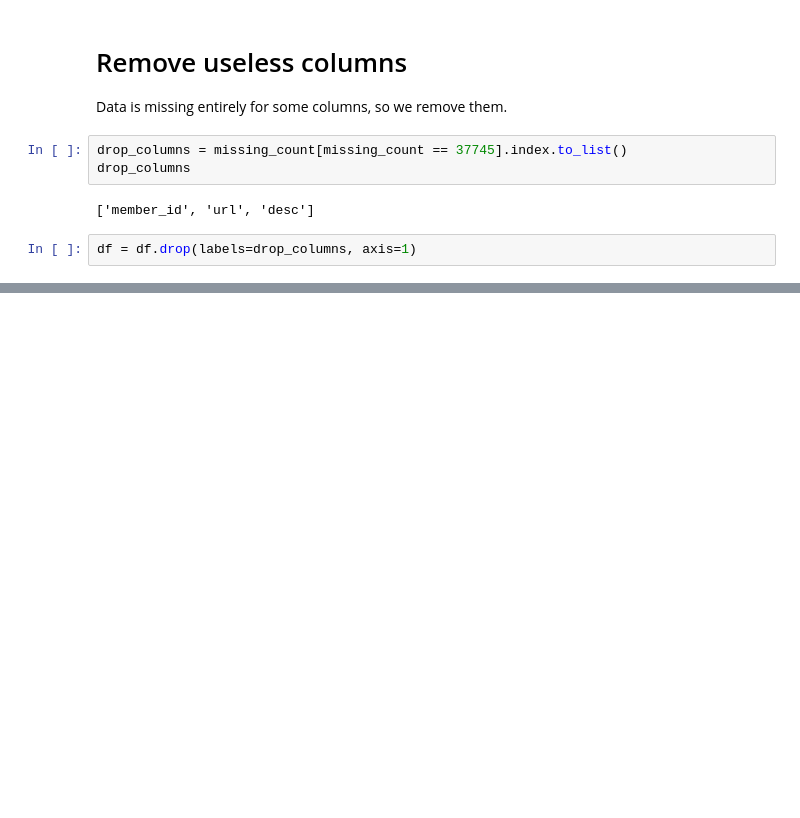
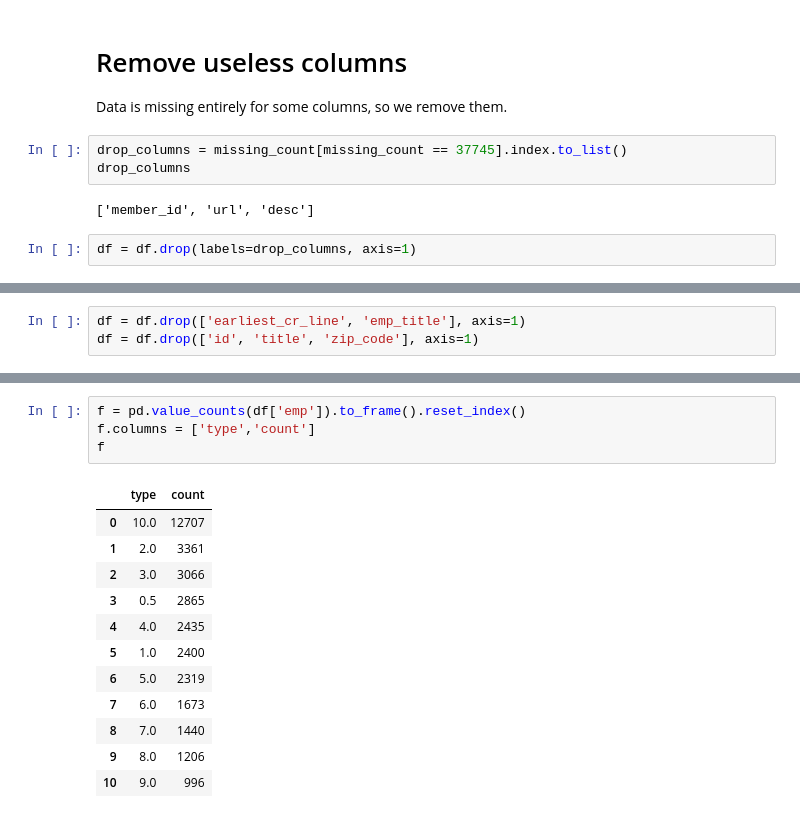
Before and after one commit to bloominstituteoftechnology/DS-Unit-4-Sprint-1-Tree-Ensembles, a Jupyter notebook: module1-decision-trees/DS1 Weekly Assignment.ipynb, the cells around one changed output, grey strips where cells are left out. Cells and saved outputs as stored; diff of their text form; blank space fills up the shorter version.

```diff
--- a/module1-decision-trees/DS1 Weekly Assignment.ipynb
+++ b/module1-decision-trees/DS1 Weekly Assignment.ipynb
@@ -285,0 +84,3 @@ class Pruner:
+# %%
+df = df.drop(['earliest_cr_line', 'emp_title'], axis=1)
+df = df.drop(['id', 'title', 'zip_code'], axis=1)
@@ -285,0 +110,17 @@ class Pruner:
+# %%
+f = pd.value_counts(df['emp']).to_frame().reset_index()
+f.columns = ['type','count']
+f
+# %% [output]
+|  | type | count |
+| 0 | 10.0 | 12707 |
+| 1 | 2.0 | 3361 |
+| 2 | 3.0 | 3066 |
+| 3 | 0.5 | 2865 |
+| 4 | 4.0 | 2435 |
+| 5 | 1.0 | 2400 |
+| 6 | 5.0 | 2319 |
+| 7 | 6.0 | 1673 |
+| 8 | 7.0 | 1440 |
+| 9 | 8.0 | 1206 |
+| 10 | 9.0 | 996 |
```
Also changed, not shown: parts of 51 cells of this notebook, 1 other file.
